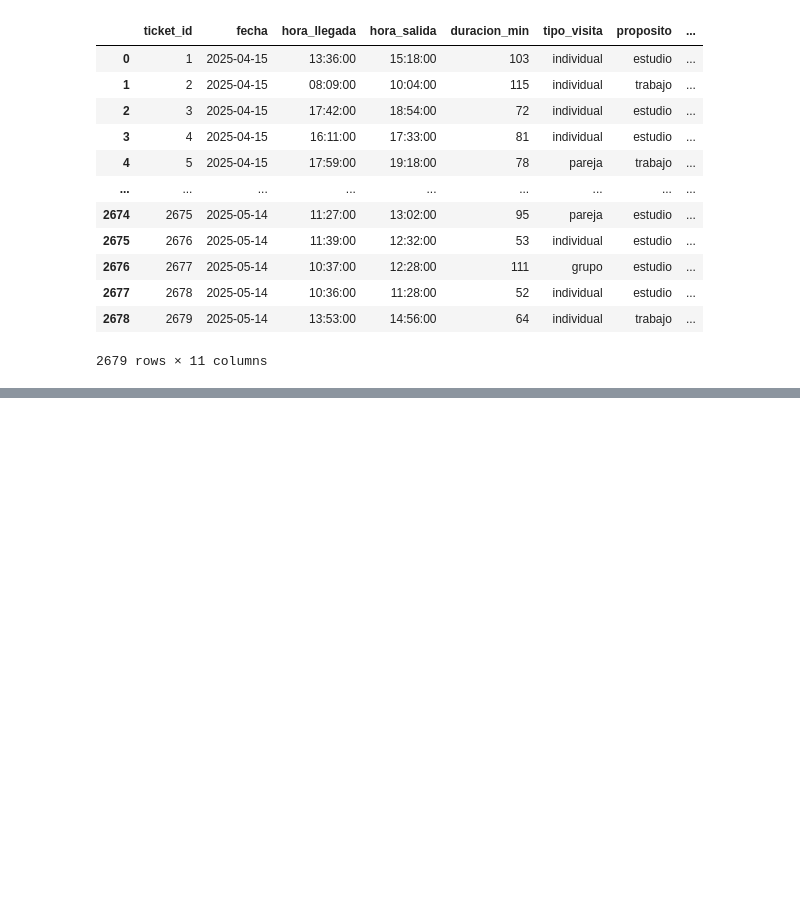
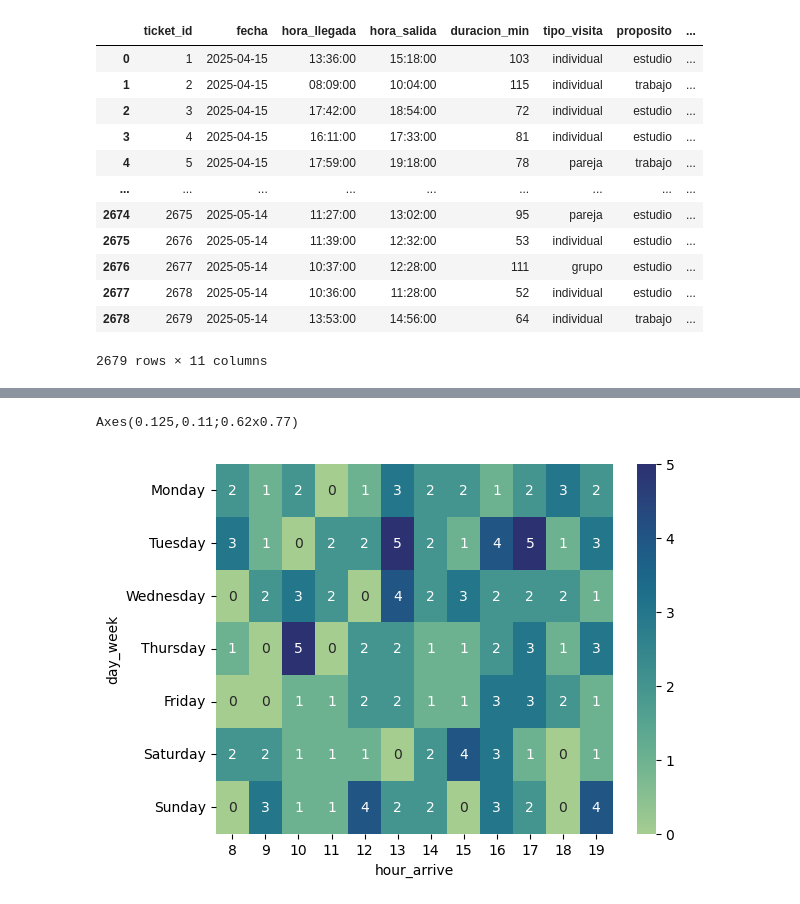
Before and after one commit to leon-mtz07/An-lisis-del-Comportamiento-de-Clientes-en-un-Espacio-de-Trabajo-y-Estudio, a Jupyter notebook: data-analysis.ipynb, the cells around one changed output, grey strips where cells are left out. Cells and saved outputs as stored; diff of their text form; code cells hidden in the pictures; blank space fills up the shorter version.

```diff
--- a/data-analysis.ipynb
+++ b/data-analysis.ipynb
@@ -125,0 +176,5 @@ df_tickets
+# %%
+schedule_type('grupo', 'estudio')
+# %% [output]
+Axes(0.125,0.11;0.62x0.77)
+[figure, added]
```
Also changed, not shown: parts of 11 cells of this notebook.
